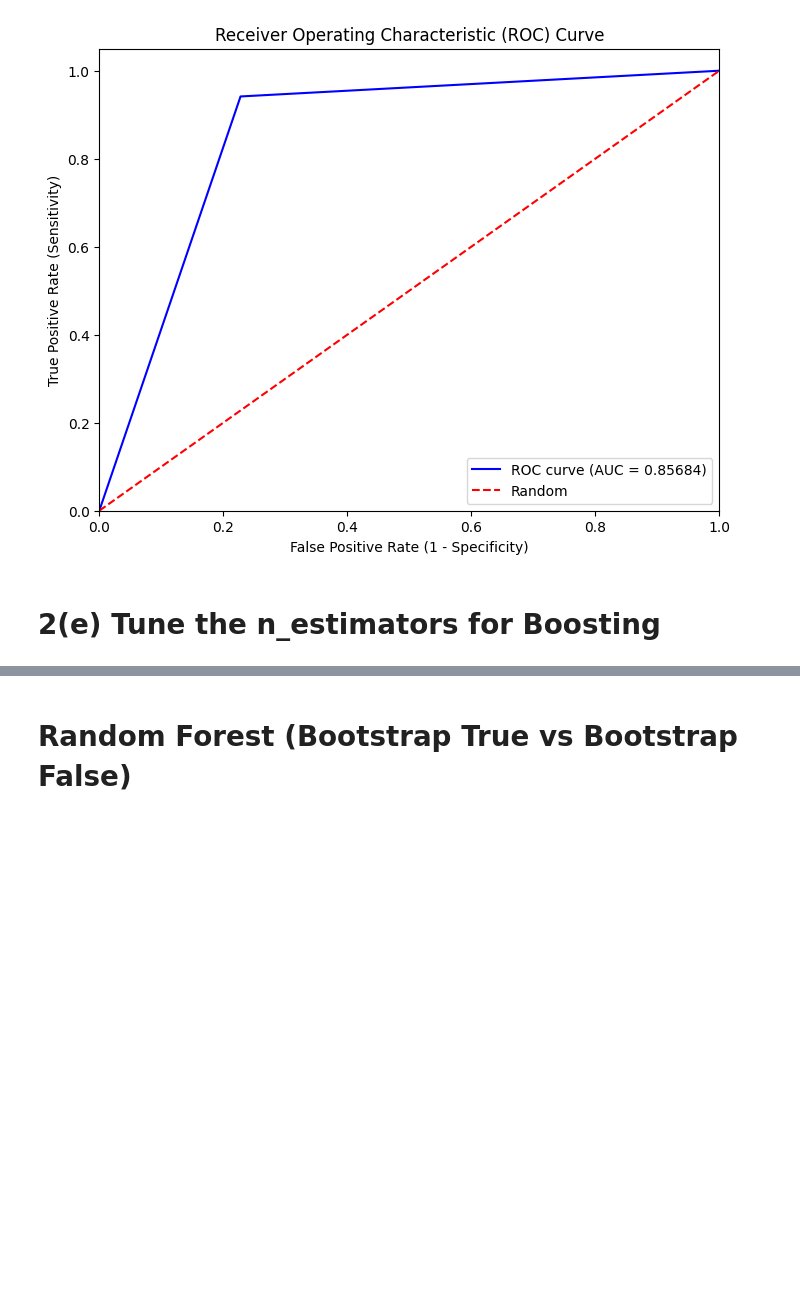
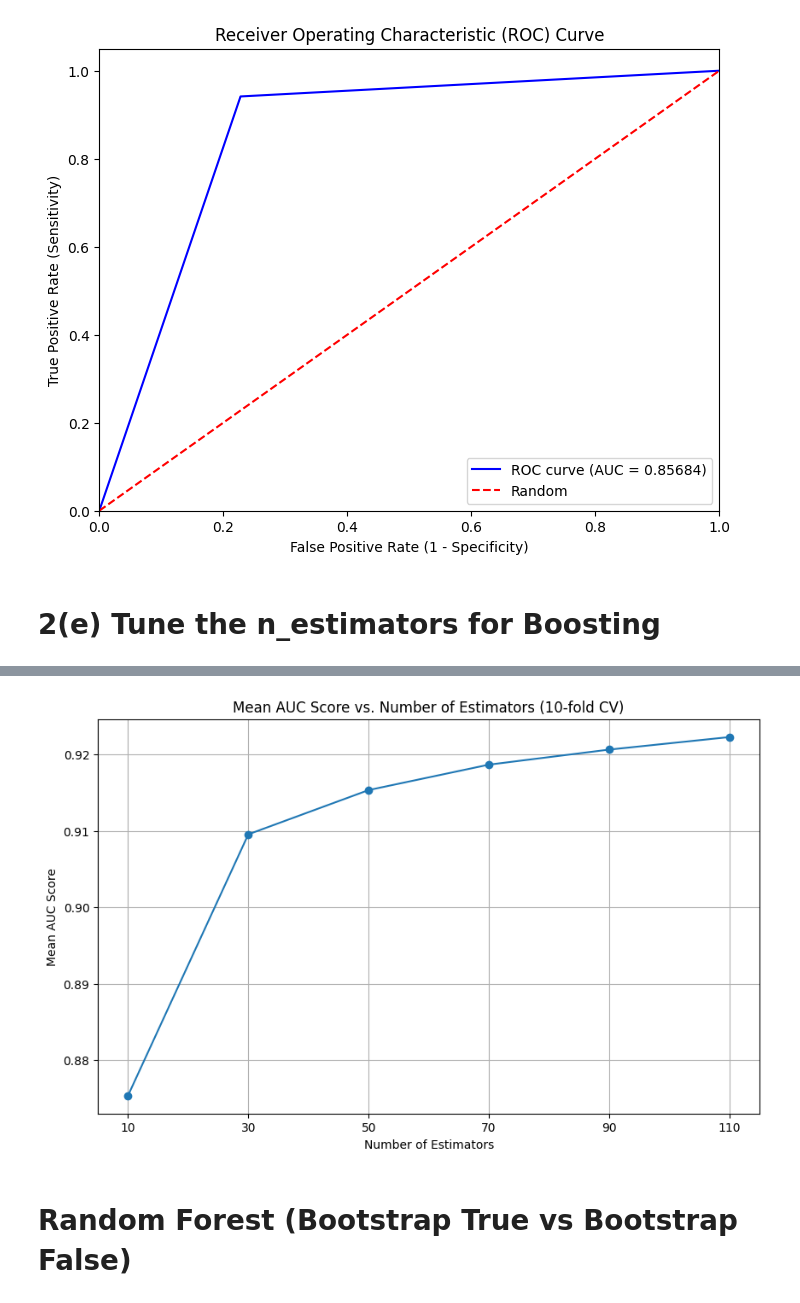
Before and after one commit to JaySachar/MSE413-ML, a Jupyter notebook: Project/main.ipynb, the cells around one changed output, grey strips where cells are left out. Cells and saved outputs as stored; diff of their text form; code cells hidden in the pictures; blank space fills up the shorter version.

```diff
--- a/Project/main.ipynb
+++ b/Project/main.ipynb
@@ -577,3 +556,13 @@ Best Score: 0.9505775008924016
+# %%
+base_classifier_dt = DecisionTreeClassifier(max_depth=1)
+
+ada_boost_classifier = AdaBoostClassifier(base_estimator=base_classifier_dt, n_estimators=50)
+param_grid = {'n_estimators': [10, 30, 50, 70, 90, 110]}
+
+
+plot_auc_vs_estimators(X_train, Y_train, param_grid, AdaBoostClassifier)
+# %% [output]
+[figure, added]
 # %% [markdown]
 # Random Forest (Bootstrap True vs Bootstrap False)
 # %%
```
Also changed, not shown: parts of 19 cells of this notebook.
